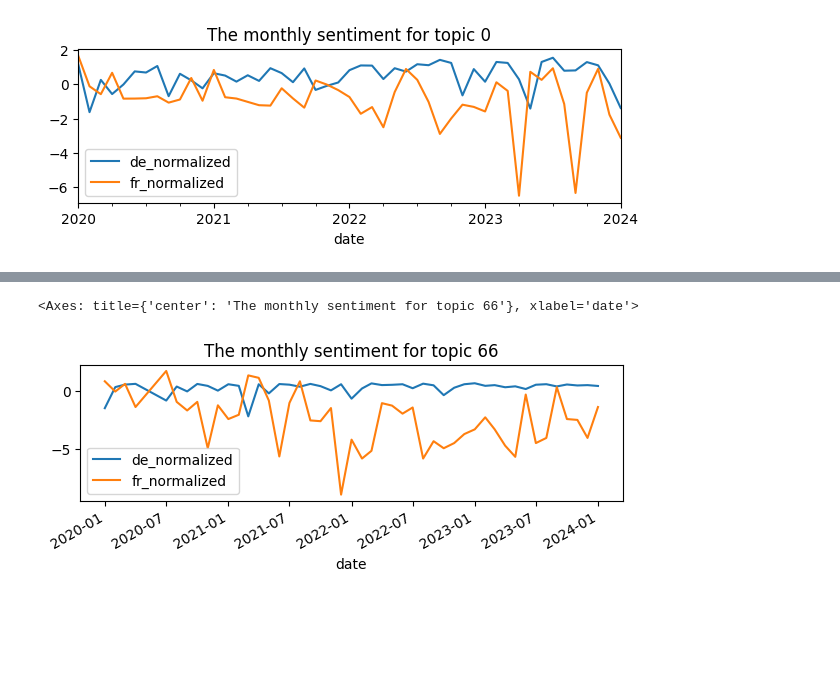
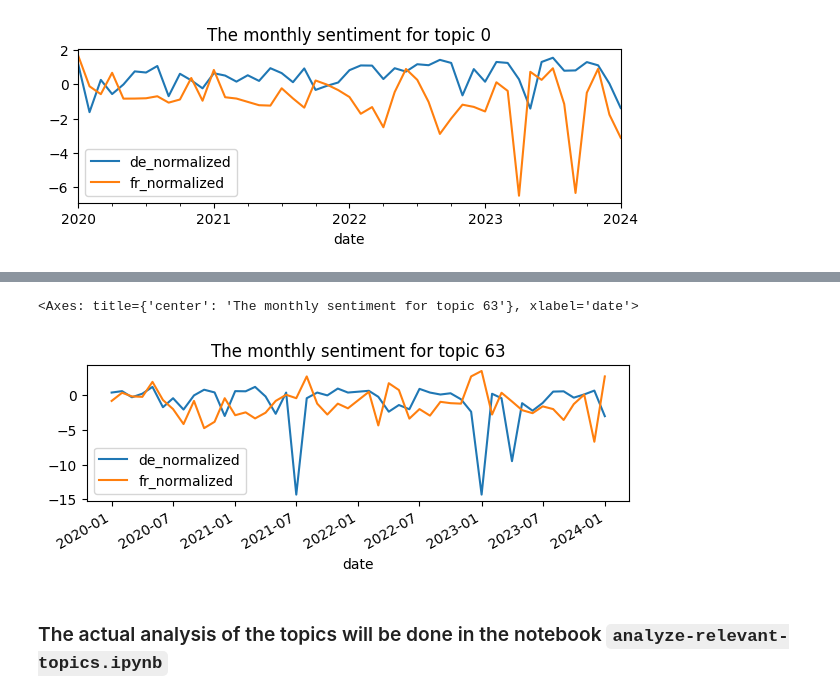
Before and after one commit to ETS-HS24/20-minuten, a Jupyter notebook: analysis/analyze-topic-sentiment.ipynb, the cells around one changed output, grey strips where cells are left out. Drawn from its saved outputs; the diff is of its cells as text; code cells hidden in the pictures; blank space fills up the shorter version.

```diff
--- a/analysis/analyze-topic-sentiment.ipynb
+++ b/analysis/analyze-topic-sentiment.ipynb
@@ -315,9 +331,9 @@ topic_sentiment_correlation.to_pandas().to_csv("./analysis/topic-sentiment-corre
 # %%
-selected_topic = 66
+selected_topic = 63
 monthly_sentiment[monthly_sentiment.topic0 == selected_topic][["de_normalized", "fr_normalized"]].plot(
     figsize=(7,2),
     title=f"The monthly sentiment for topic {selected_topic}"
 )
 # %% [output]
-<Axes: title={'center': 'The monthly sentiment for topic 66'}, xlabel='date'>
+<Axes: title={'center': 'The monthly sentiment for topic 63'}, xlabel='date'>
-[figure, old version]
+[figure, new version]
@@ -325,0 +340,2 @@ monthly_sentiment[monthly_sentiment.topic0 == selected_topic][["de_normalized",
+# %% [markdown]
+### The actual analysis of the topics will be done in the notebook `analyze-relevant-topics.ipynb`
```
Also changed, not shown: parts of 6 cells of this notebook, 1 other file.
